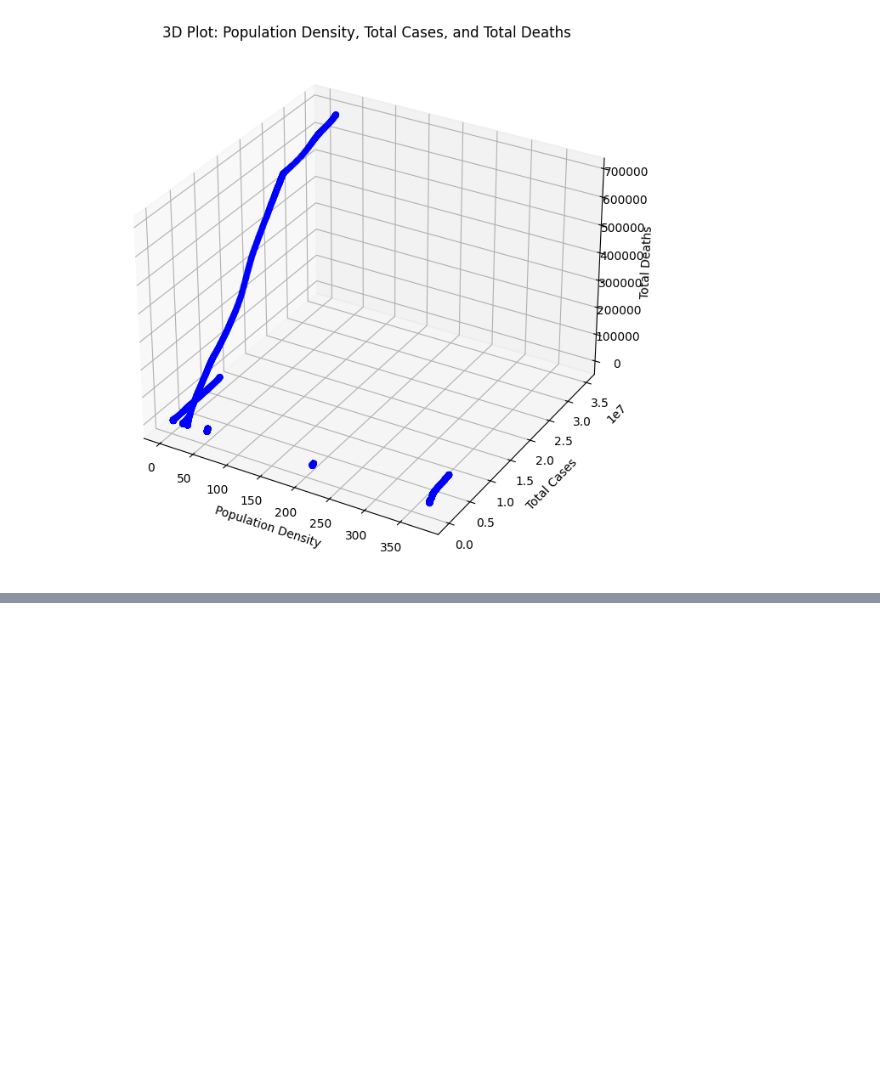
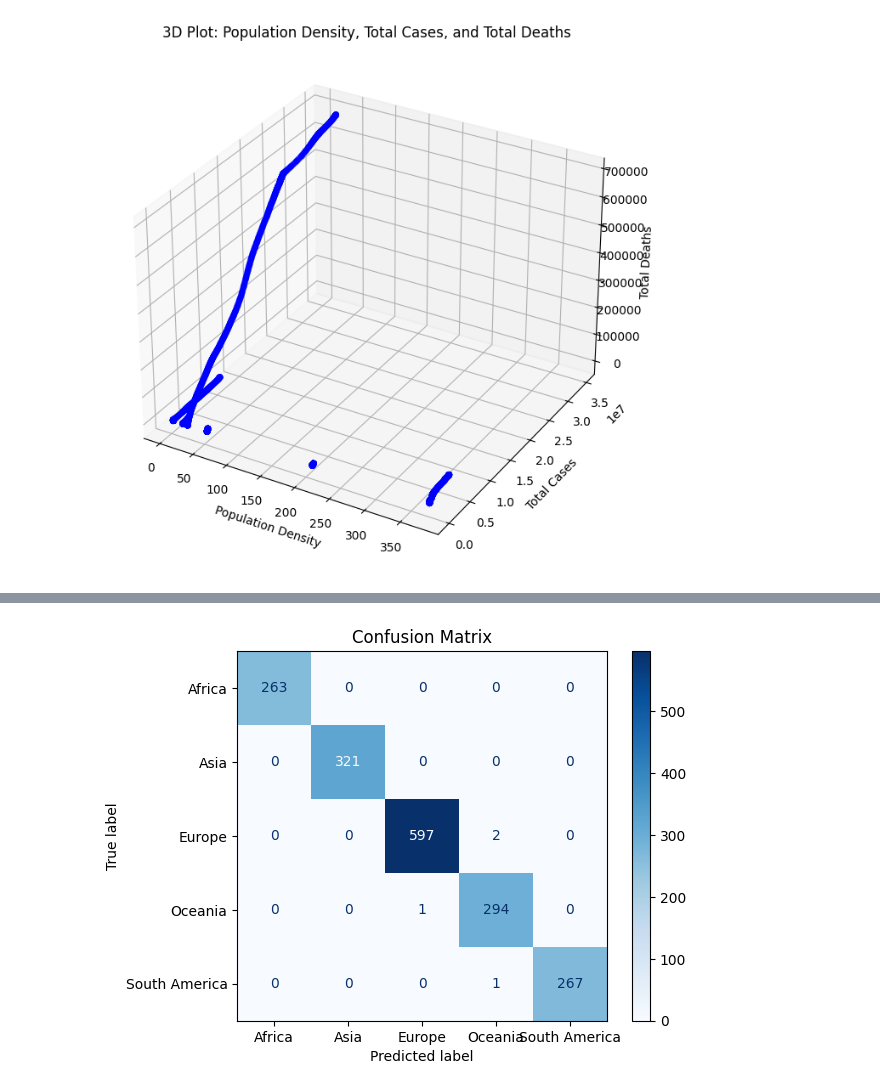
Before and after one commit to jayaasuthersen/EDA_DA, a Jupyter notebook: 21BDS0126_JayaaSuthersen.ipynb, the cells around one changed output, grey strips where cells are left out. Saved outputs shown, nothing was run; the diff lists cells and outputs as text; code cells hidden in the pictures; blank space fills up the shorter version.

```diff
--- a/21BDS0126_JayaaSuthersen.ipynb
+++ b/21BDS0126_JayaaSuthersen.ipynb
@@ -197,0 +238,14 @@ plt.show()
+# %%
+from sklearn.neighbors import KNeighborsClassifier
+from sklearn.metrics import classification_report, confusion_matrix
+
+# Train the KNN model
+knn = KNeighborsClassifier(n_neighbors=5)  # Set k=5 (can be tuned)
+knn.fit(X_train, y_train)
+
+# Make predictions
+y_pred = knn.predict(X_test)
+
+# Evaluate the model
+print("Classification Report:\n", classification_report(y_test, y_pred))
+print("Confusion Matrix:\n", confusion_matrix(y_test, y_pred))
@@ -197,0 +301,13 @@ plt.show()
+# %%
+import seaborn as sns
+import matplotlib.pyplot as plt
+from sklearn.metrics import ConfusionMatrixDisplay
+
+# Plot confusion matrix
+conf_matrix = confusion_matrix(y_test, y_pred)
+disp = ConfusionMatrixDisplay(conf_matrix, display_labels=label_encoder.classes_)
+disp.plot(cmap='Blues', values_format='d')
+plt.title("Confusion Matrix")
+plt.show()
+# %% [output]
+[figure, added]
```
Also changed, not shown: parts of 14 cells of this notebook.
